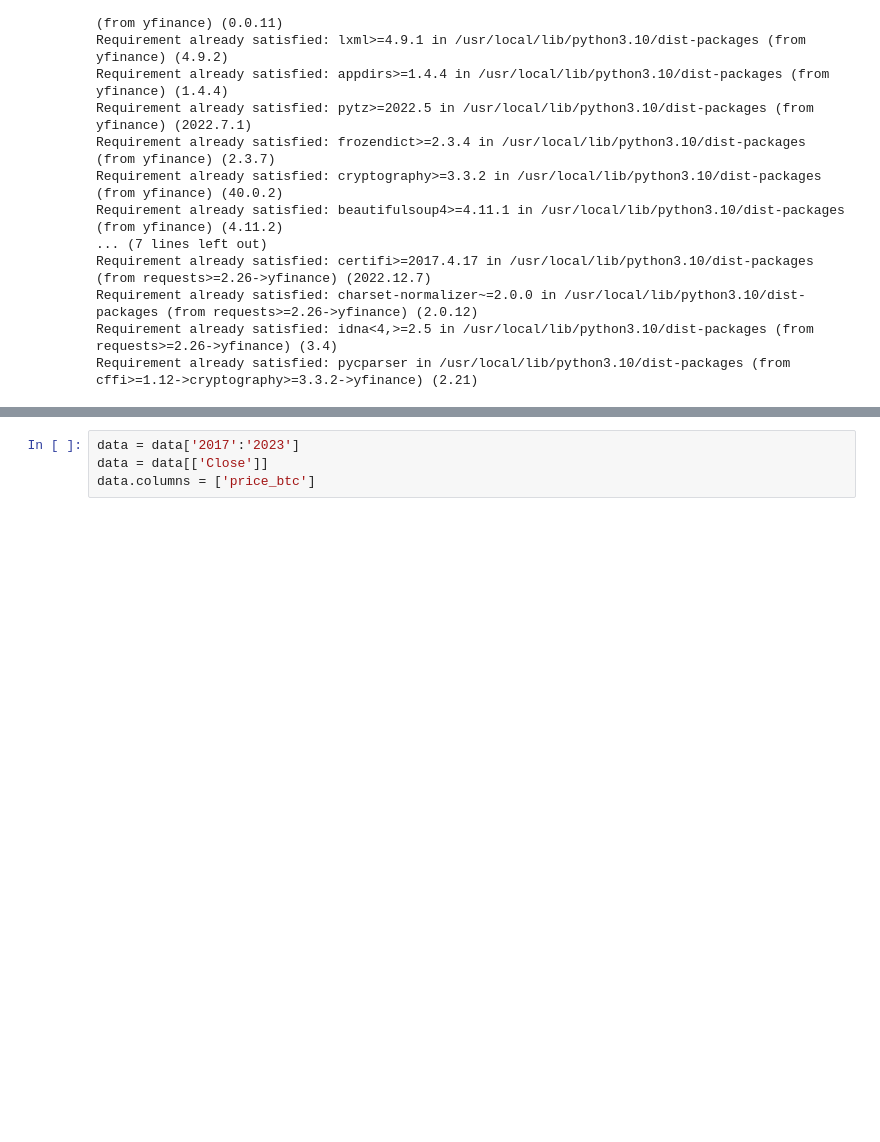
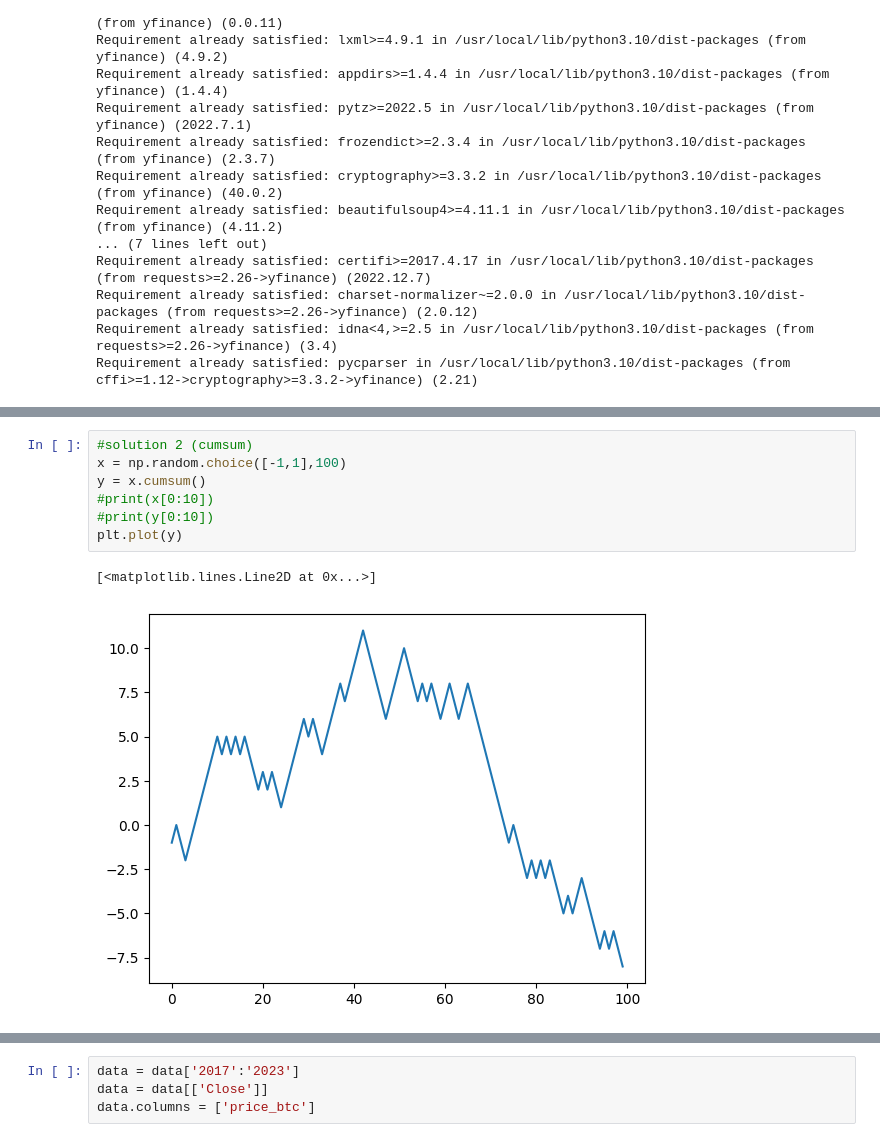
Before and after one commit to quetion/time-series-analysis_11102, a Jupyter notebook: TS_week13.ipynb, the cells around one changed output, grey strips where cells are left out. Cells and saved outputs as stored; diff of their text form; blank space fills up the shorter version.

```diff
--- a/TS_week13.ipynb
+++ b/TS_week13.ipynb
@@ -76,0 +98,10 @@ Requirement already satisfied: pycparser in /usr/local/lib/python3.10/dist-packa
+# %%
+#solution 2 (cumsum)
+x = np.random.choice([-1,1],100)
+y = x.cumsum()
+#print(x[0:10])
+#print(y[0:10])
+plt.plot(y)
+# %% [output]
+[<matplotlib.lines.Line2D at 0x...>]
+[figure, added]
```
Also changed, not shown: parts of 14 cells of this notebook.
